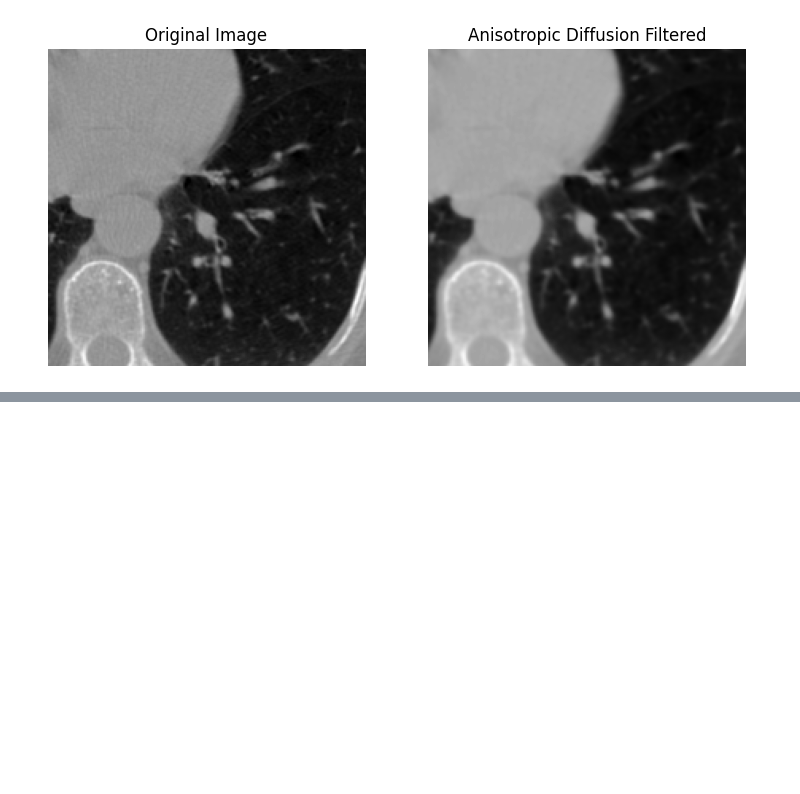
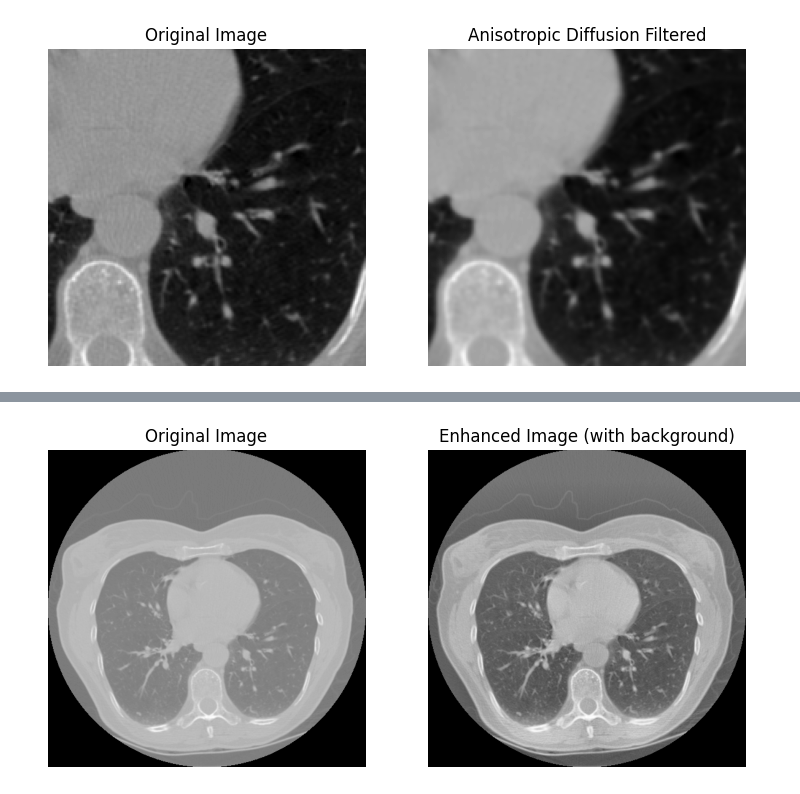
Before and after one commit to abdel-habib/COPDgene-CT-registration, a Jupyter notebook: notebooks/5_Preprocessing.ipynb, the cells around one changed output, grey strips where cells are left out. Cells and saved outputs as stored; diff of their text form; code cells hidden in the pictures; blank space fills up the shorter version.

```diff
--- a/notebooks/5_Preprocessing.ipynb
+++ b/notebooks/5_Preprocessing.ipynb
@@ -84,0 +92,4 @@ display_two_volumes(copd1_eBHCT_img[:, 220:420, 220:420], output_bilateral_filte
+# %%
+display_two_volumes(copd1_eBHCT_img, copd1_eBHCT_enhanced, 'Original Image', 'Enhanced Image (with background)', slice=70)
+# %% [output]
+[figure, added]
```
Also changed, not shown: parts of 30 cells of this notebook.
